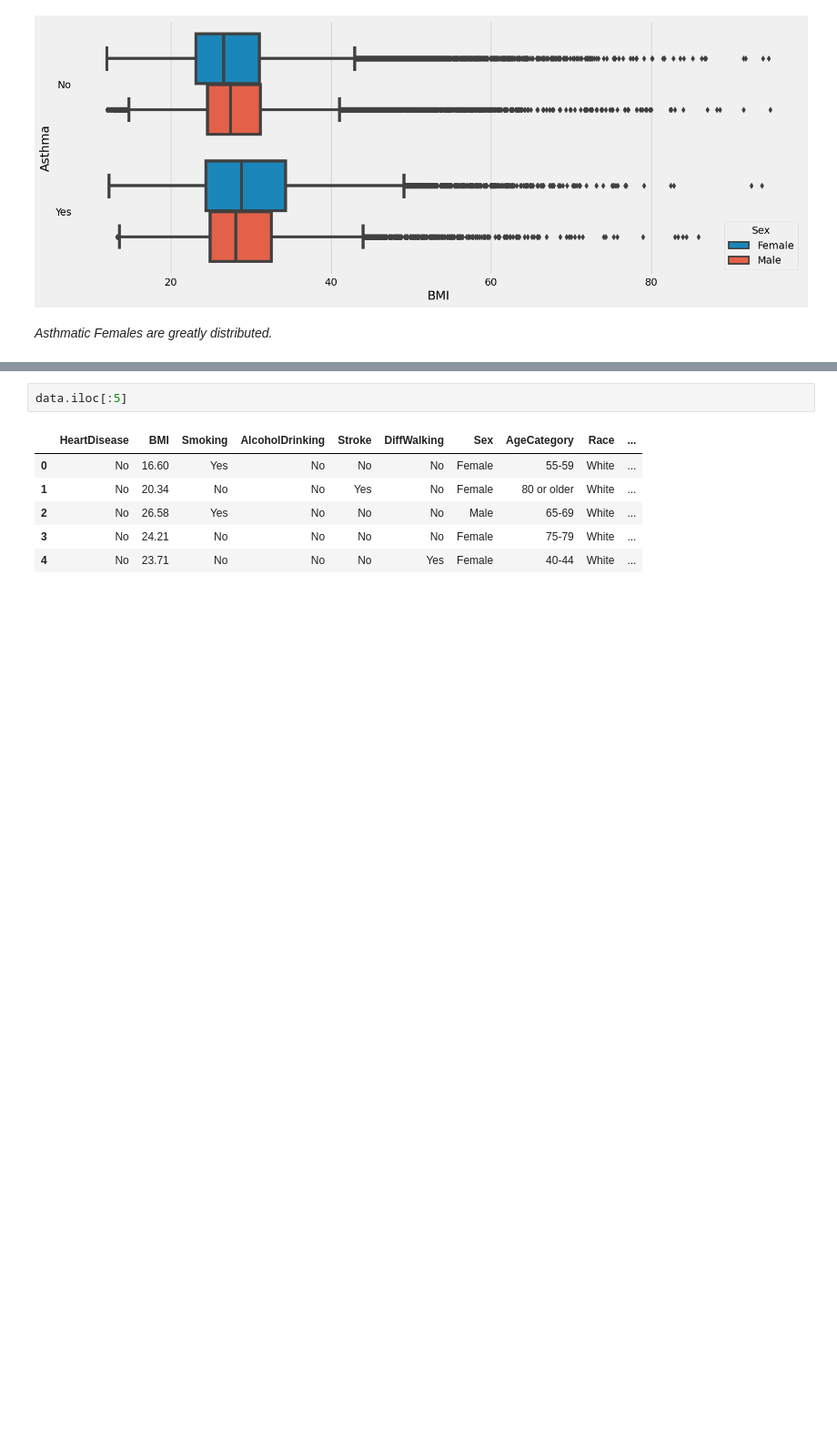
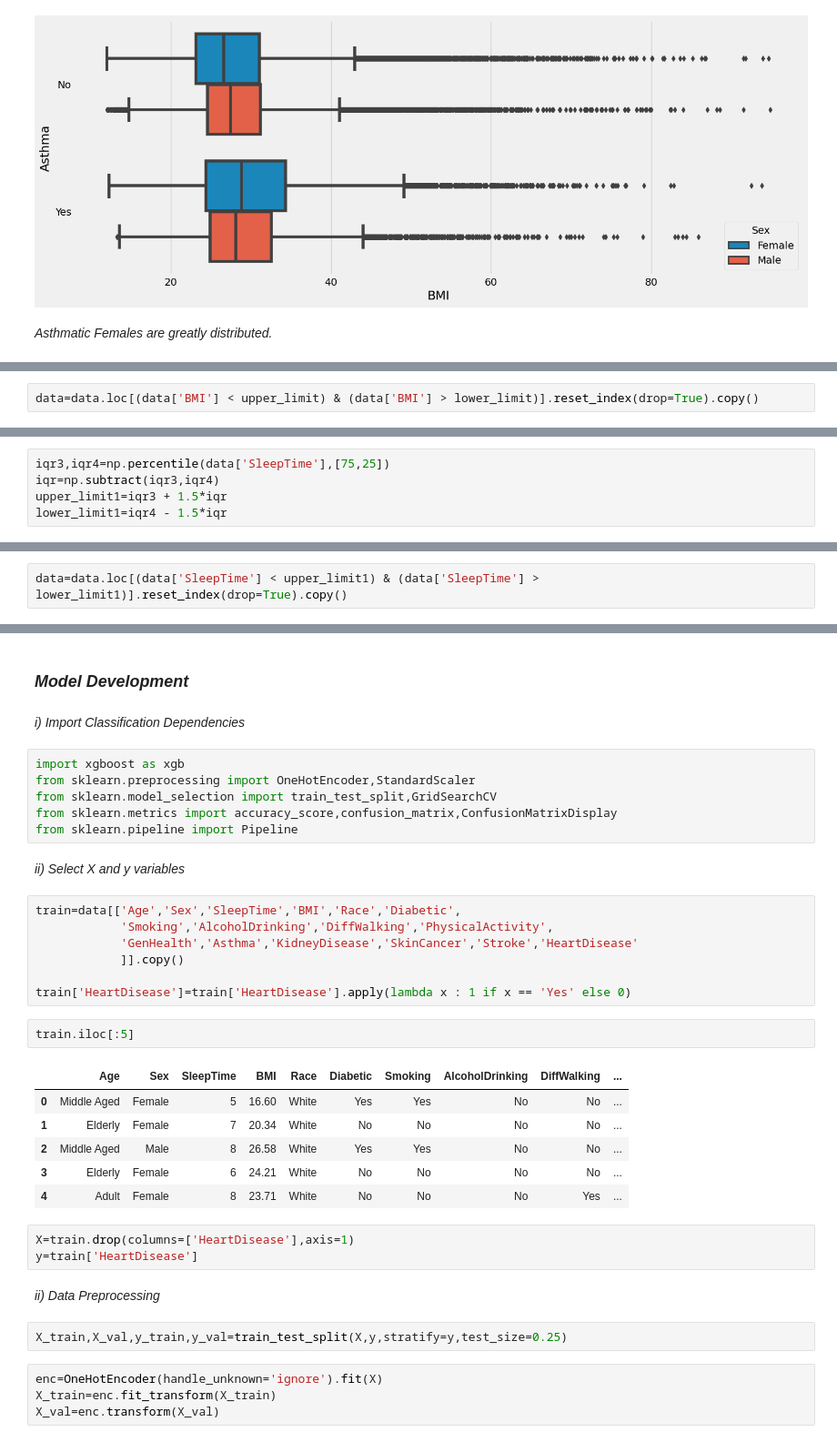
Before and after one commit to adrianjuliusaluoch/Heart_Disease_Classification, a Jupyter notebook: heart_disease_classification.ipynb, the cells around one changed output, grey strips where cells are left out. Shown at 91% size. Drawn from its saved outputs; the diff is of its cells as text; blank space fills up the shorter version.

```diff
--- a/heart_disease_classification.ipynb
+++ b/heart_disease_classification.ipynb
@@ -585,0 +600,2 @@ plt.show()
+# %%
+data=data.loc[(data['BMI'] < upper_limit) & (data['BMI'] > lower_limit)].reset_index(drop=True).copy()
@@ -585,0 +604,5 @@ plt.show()
+# %%
+iqr3,iqr4=np.percentile(data['SleepTime'],[75,25])
+iqr=np.subtract(iqr3,iqr4)
+upper_limit1=iqr3 + 1.5*iqr
+lower_limit1=iqr4 - 1.5*iqr
@@ -585,0 +616,2 @@ plt.show()
+# %%
+data=data.loc[(data['SleepTime'] < upper_limit1) & (data['SleepTime'] > lower_limit1)].reset_index(drop=True).copy()
@@ -586,9 +634,39 @@ plt.show()
+# %% [markdown]
+### ***Model Development***
+# %% [markdown]
+*i) Import Classification Dependencies*
+# %%
+import xgboost as xgb
+from sklearn.preprocessing import OneHotEncoder,StandardScaler
+from sklearn.model_selection import train_test_split,GridSearchCV
+from sklearn.metrics import accuracy_score,confusion_matrix,ConfusionMatrixDisplay
+from sklearn.pipeline import Pipeline
+# %% [markdown]
+*ii) Select X and y variables*
+# %%
+train=data[['Age','Sex','SleepTime','BMI','Race','Diabetic',
+            'Smoking','AlcoholDrinking','DiffWalking','PhysicalActivity',
+            'GenHealth','Asthma','KidneyDisease','SkinCancer','Stroke','HeartDisease'
+            ]].copy()
+
+train['HeartDisease']=train['HeartDisease'].apply(lambda x : 1 if x == 'Yes' else 0)
 # %%
-data.iloc[:5]
+train.iloc[:5]
 # %% [output]
-|  | HeartDisease | BMI | Smoking | AlcoholDrinking | Stroke | DiffWalking | Sex | AgeCategory | Race | ... |
-| 0 | No | 16.60 | Yes | No | No | No | Female | 55-59 | White | ... |
-| 1 | No | 20.34 | No | No | Yes | No | Female | 80 or older | White | ... |
-| 2 | No | 26.58 | Yes | No | No | No | Male | 65-69 | White | ... |
-| 3 | No | 24.21 | No | No | No | No | Female | 75-79 | White | ... |
-| 4 | No | 23.71 | No | No | No | Yes | Female | 40-44 | White | ... |
+|  | Age | Sex | SleepTime | BMI | Race | Diabetic | Smoking | AlcoholDrinking | DiffWalking | ... |
+| 0 | Middle Aged | Female | 5 | 16.60 | White | Yes | Yes | No | No | ... |
+| 1 | Elderly | Female | 7 | 20.34 | White | No | No | No | No | ... |
+| 2 | Middle Aged | Male | 8 | 26.58 | White | Yes | Yes | No | No | ... |
+| 3 | Elderly | Female | 6 | 24.21 | White | No | No | No | No | ... |
+| 4 | Adult | Female | 8 | 23.71 | White | No | No | No | Yes | ... |
+# %%
+X=train.drop(columns=['HeartDisease'],axis=1)
+y=train['HeartDisease']
+# %% [markdown]
+*ii) Data Preprocessing*
+# %%
+X_train,X_val,y_train,y_val=train_test_split(X,y,stratify=y,test_size=0.25)
+# %%
+enc=OneHotEncoder(handle_unknown='ignore').fit(X)
+X_train=enc.fit_transform(X_train)
+X_val=enc.transform(X_val)
```
Also changed, not shown: parts of 17 cells of this notebook.
